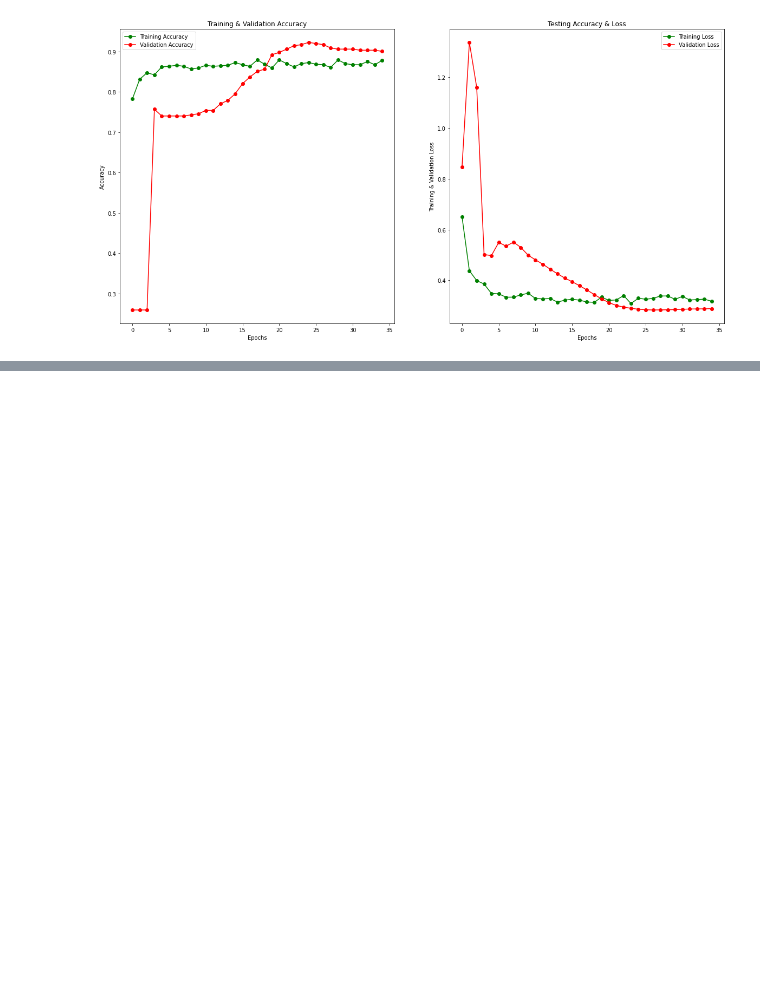
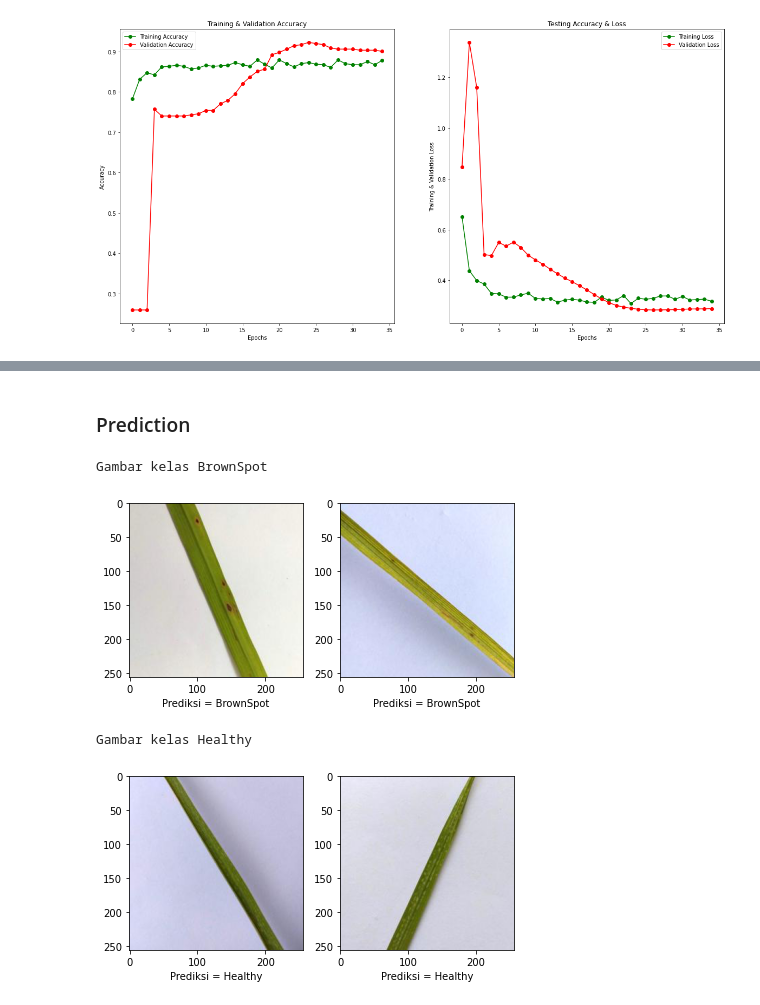
Before and after one commit to IFB20Kelompok4KB/RiceLeavesDetectionDeepLearning, a Jupyter notebook: Rice_Leaves_Detection.ipynb, the cells around one changed output, grey strips where cells are left out. Cells and saved outputs as stored; diff of their text form; code cells hidden in the pictures; blank space fills up the shorter version.

```diff
--- a/Rice_Leaves_Detection.ipynb
+++ b/Rice_Leaves_Detection.ipynb
@@ -255,0 +260,3 @@ plt.show()
+# %%
+# load model yang sudah disimpan
+model = tf.keras.models.load_model('mymodel')
@@ -255,0 +269,38 @@ plt.show()
+# %% [markdown]
+### Prediction
+# %%
+def predict_gambar(full_path):
+    img = tf.keras.preprocessing.image.load_img(full_path, target_size=(244,244))
+    img_tensor = tf.keras.preprocessing.image.img_to_array(img)  # (height, width, channels)
+    img_tensor = np.expand_dims(img_tensor, axis=0)
+    img_tensor /= 255.
+    prediction = model.predict(img_tensor, verbose=0)
+    hasil = tf.greater(prediction, .5)[0]
+    if hasil[0]:
+        return 'Prediksi = Healthy'
+    else:
+        return 'Prediksi = BrownSpot'
+# %%
+random_number = random.randint(0, 50)
+for kelas in os.listdir(test_dir):
+    path_kelas = os.path.join(test_dir, kelas) # /dataset/ricelll/train/brownspot
+    gambar_1 = os.path.join(path_kelas, os.listdir(path_kelas)[random_number]) # /dataset/ricelll/train/brownspot/imhg_ksjs.jpg
+    prediksi_gambar_1 = predict_gambar(gambar_1)
+    gambar_2 = os.path.join(path_kelas, os.listdir(path_kelas)[random_number+2]) # /dataset/ricelll/train/brownspot/imhg_ksjs.jpg
+    prediksi_gambar_2 = predict_gambar(gambar_2)
+
+    print(f"\nGambar kelas {kelas}")
+    fig, axs = plt.subplots(1, 2)
+    axs[0].imshow(load_img(gambar_1))
+    axs[0].set_xlabel(str(prediksi_gambar_1))
+
+    axs[1].imshow(load_img(gambar_2))
+    axs[1].set_xlabel(str(prediksi_gambar_2))
+
+    fig.tight_layout()
+    plt.show()
+# %% [output]
+Gambar kelas BrownSpot
+[figure, added]
+Gambar kelas Healthy
+[figure, added]
```
Also changed, not shown: parts of 2 cells of this notebook.
